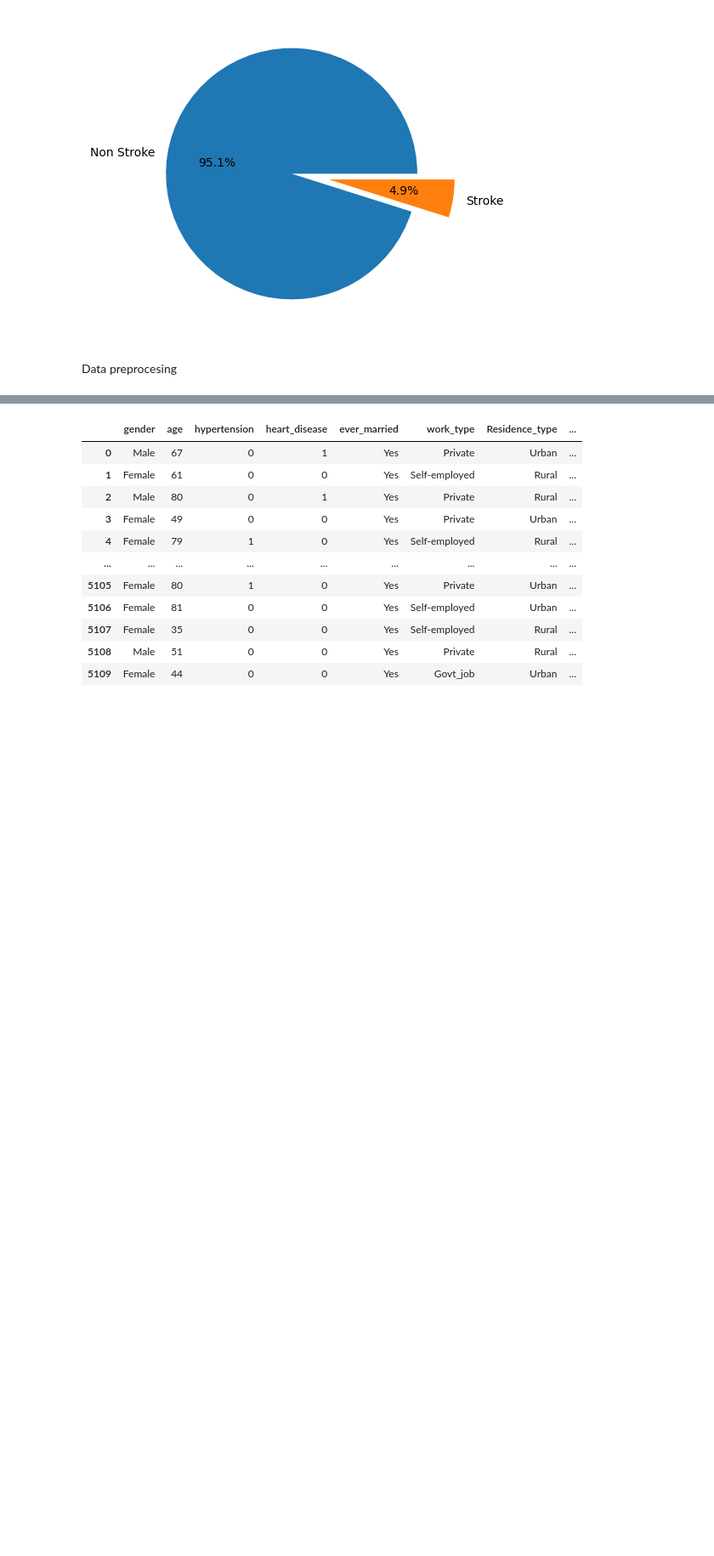
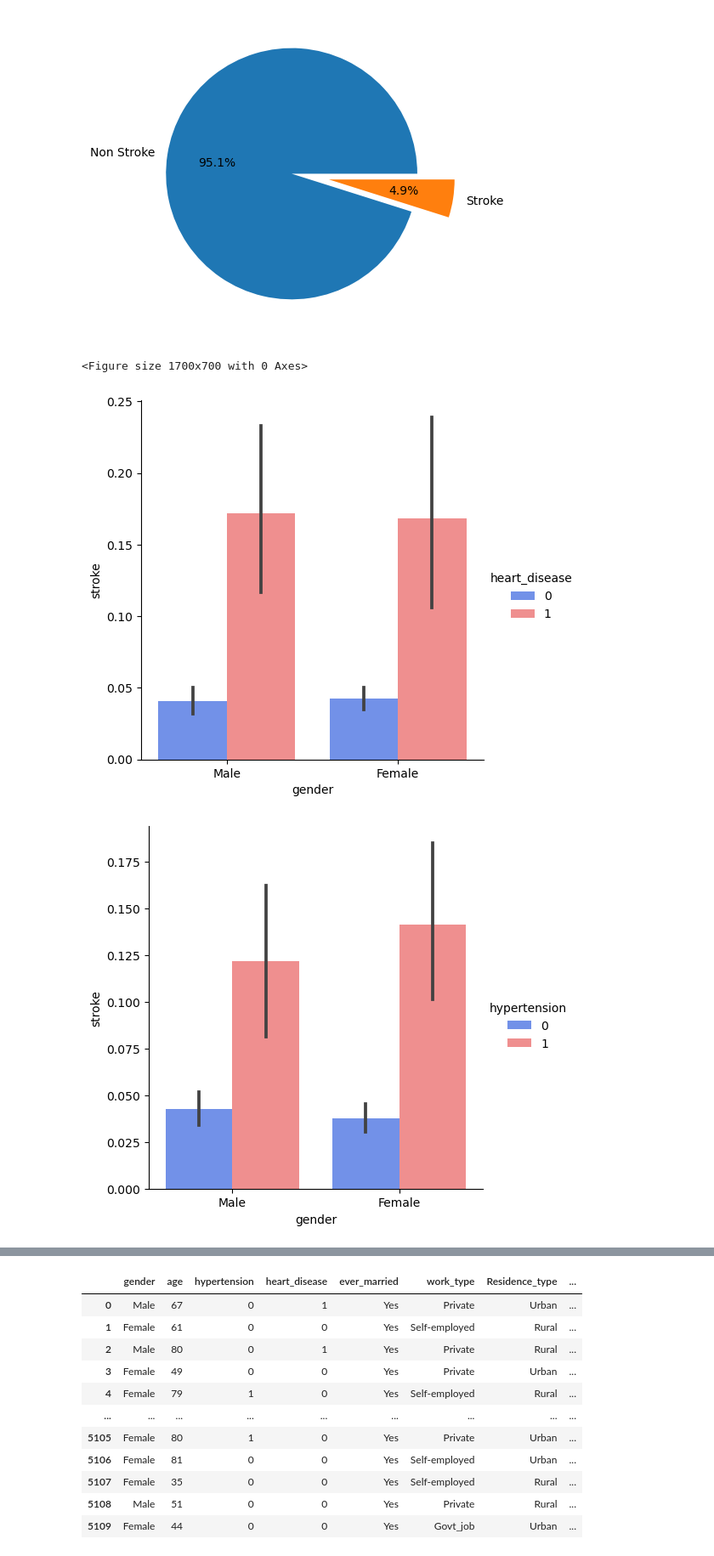
Before and after one commit to KatarinaOldakowski/Data-Analysis-Machine-Learning, a Jupyter notebook: stroke_predictions.ipynb, the cells around one changed output, grey strips where cells are left out. Shown at 85% size. Cells and saved outputs as stored; diff of their text form; code cells hidden in the pictures; blank space fills up the shorter version.

```diff
--- a/stroke_predictions.ipynb
+++ b/stroke_predictions.ipynb
@@ -164,5 +181,17 @@ plt.pie(np.array(df['stroke'].value_counts()),labels=['Non Stroke','Stroke'],exp
 plt.show()
 # %% [output]
 [figure]
-# %% [markdown]
-</b> Data preprocesing </b>
+# %%
+
+
+colours = sns.color_palette(["#5E88FC", "#FF7F7F"])
+plt.figure(figsize=(17,7))
+sns.catplot(x="gender", y="stroke", hue="heart_disease", palette=colours, kind="bar", data=df)
+
+
+sns.catplot(x="gender", y="stroke", hue="hypertension", palette=colours, kind="bar", data=df)
+plt.show()
+# %% [output]
+<Figure size 1700x700 with 0 Axes>
+[figure, added]
+[figure, added]
```
Also changed, not shown: parts of 17 cells of this notebook.
